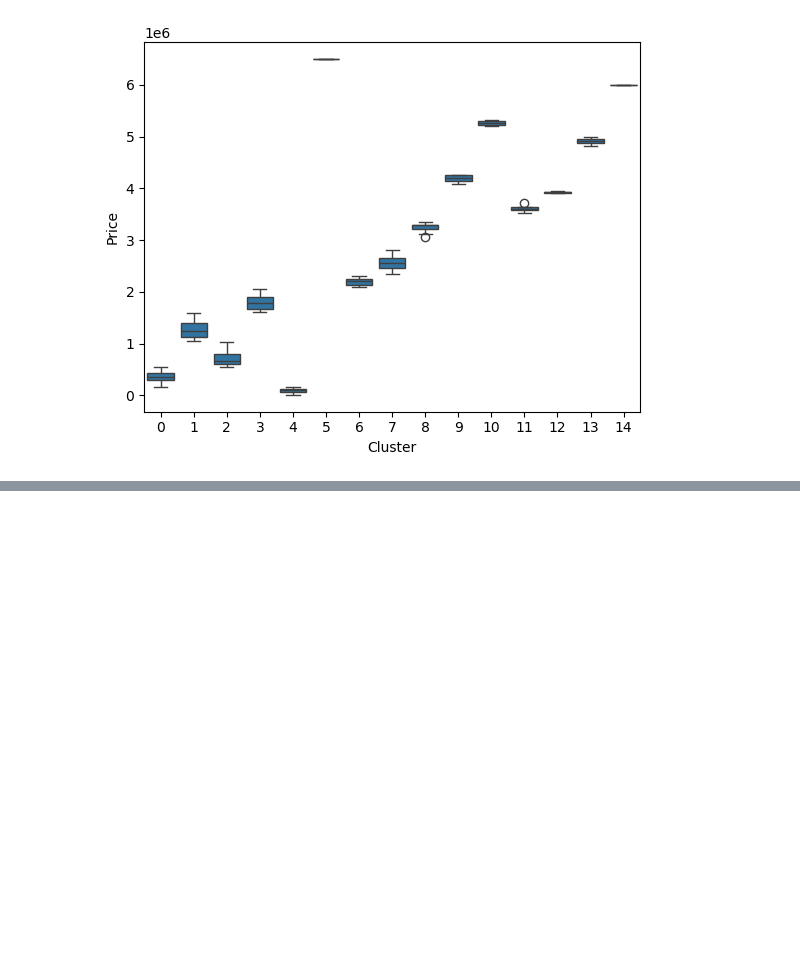
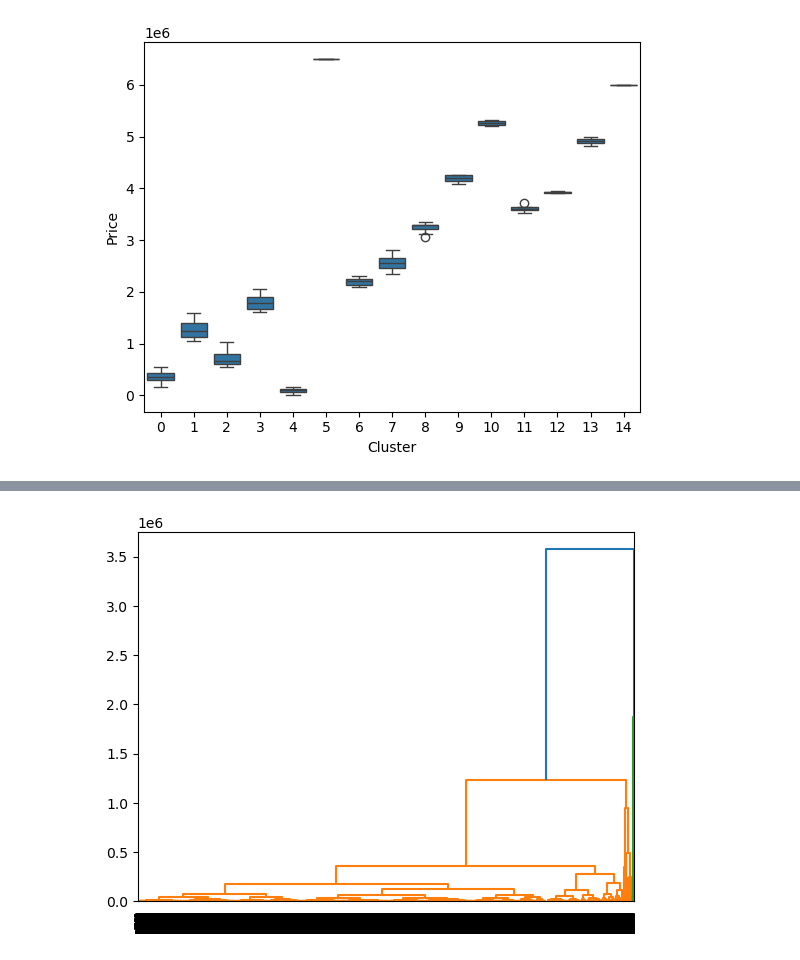
Before and after one commit to illmet/IrishHousing, a Jupyter notebook: Clustering.ipynb, the cells around one changed output, grey strips where cells are left out. Drawn from its saved outputs; the diff is of its cells as text; code cells hidden in the pictures; blank space fills up the shorter version.

Commit message:
added the rest of clustering

```diff
--- a/Clustering.ipynb
+++ b/Clustering.ipynb
@@ -101,0 +127,2 @@ plt.show()
+# %%
+df = df[["County", "Latitude", "Longitude", "Price"]]
@@ -101,0 +138,10 @@ plt.show()
+# %%
+#select only the numerical subset
+df_clust = df[["Latitude", "Longitude", "Price"]]
+# %%
+clustering = linkage(df_clust, method="average", metric="euclidean")
+dendrogram(clustering)
+cluster_labels = cut_tree(clustering, n_clusters=26).reshape(-1, )
+df_clust["Cluster"] = cluster_labels
+# %% [output]
+[figure, added]
```
Also changed, not shown: parts of 23 cells of this notebook.
